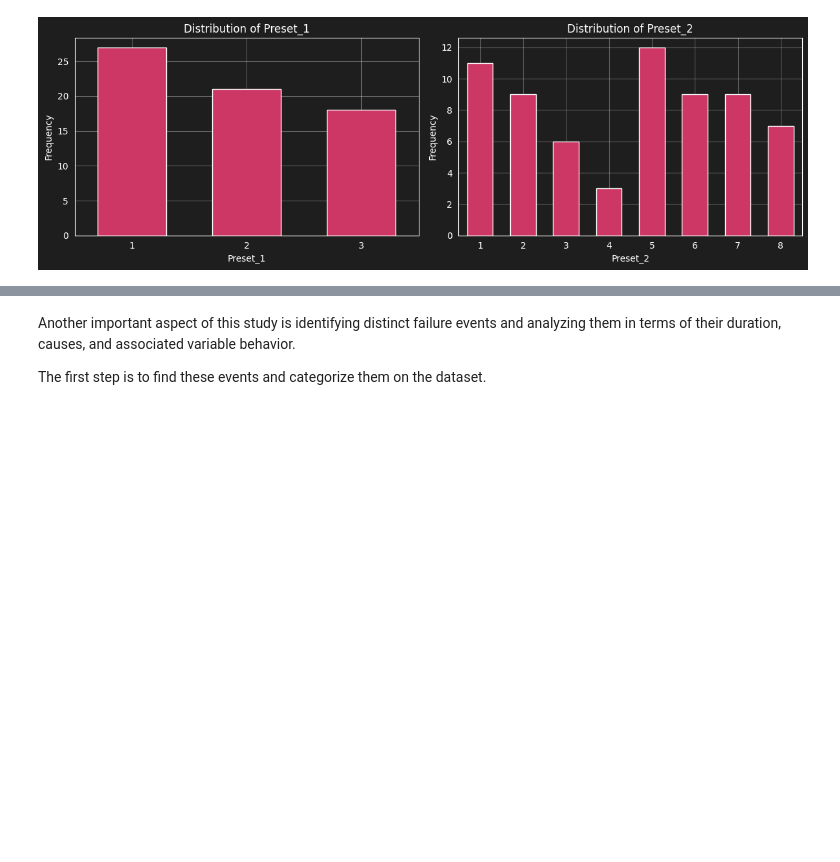
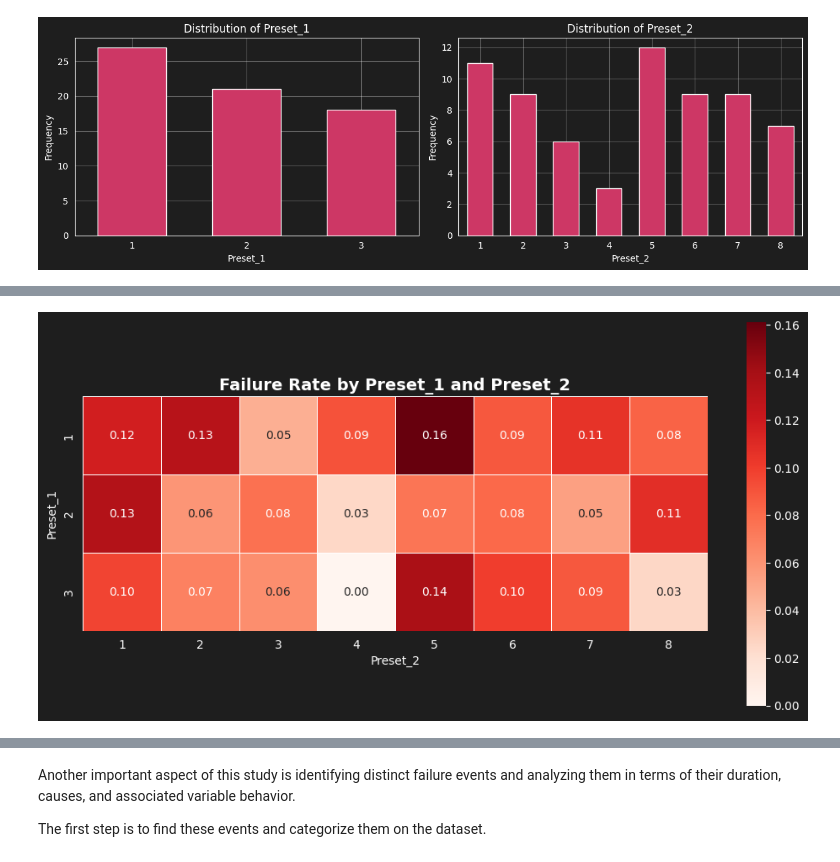
Before and after one commit to jackson-simionato/fpso-equipment-monitoring, a Jupyter notebook: notebooks/01_eda_exploration.ipynb, the cells around one changed output, grey strips where cells are left out. Drawn from its saved outputs; the diff is of its cells as text; code cells hidden in the pictures; blank space fills up the shorter version.

```diff
--- a/notebooks/01_eda_exploration.ipynb
+++ b/notebooks/01_eda_exploration.ipynb
@@ -307,0 +344,5 @@ fig = DataPlotter().plot_multiple_histograms(df.query("Fail == True"), ['Preset_
+# %%
+# Heatmap plotting failure rates by Preset_1 and Preset_2
+fig = DataPlotter().plot_failure_rate_heatmap(df, row_var='Preset_1', col_var='Preset_2', target_var='Fail')
+# %% [output]
+[figure, added]
```
Also changed, not shown: parts of 13 cells of this notebook.
